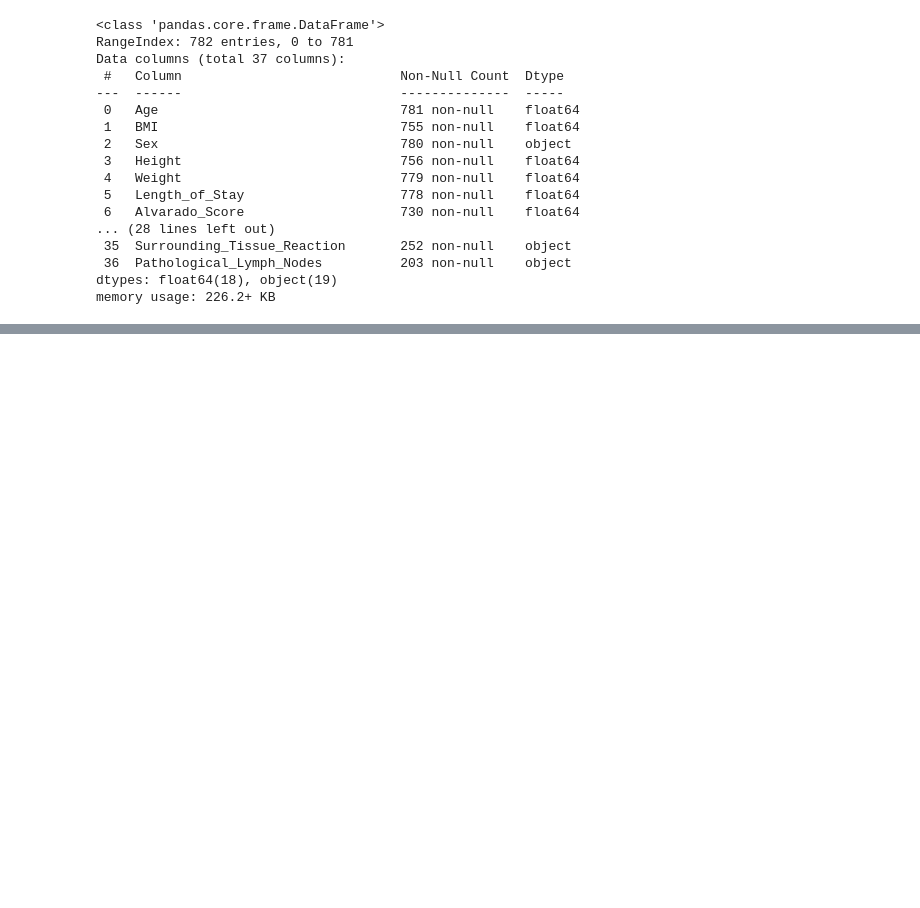
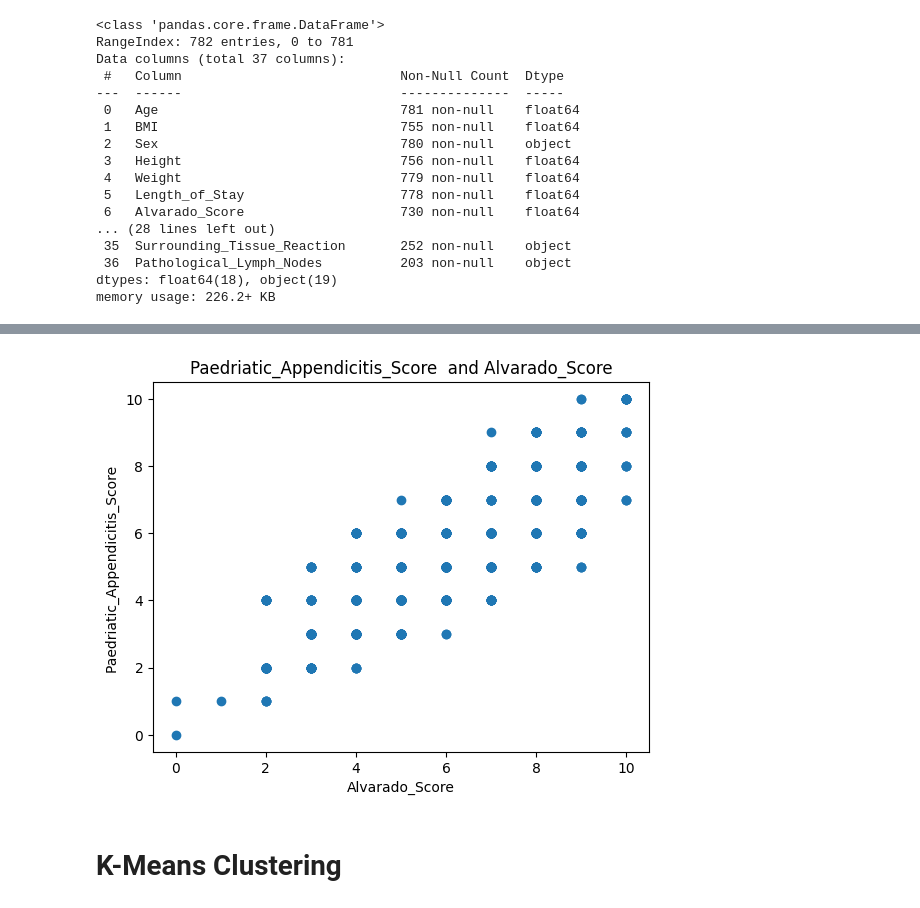
Before and after one commit to msankarsh/AIRP-Appendicitis, a Jupyter notebook: Appendicitis.ipynb, the cells around one changed output, grey strips where cells are left out. Saved outputs shown, nothing was run; the diff lists cells and outputs as text; code cells hidden in the pictures; blank space fills up the shorter version.

```diff
--- a/Appendicitis.ipynb
+++ b/Appendicitis.ipynb
@@ -175,0 +478,11 @@ ValueError: Unable to parse string "intact" at position 0
+# %%
+plt.scatter(patient_df["Alvarado_Score"], patient_df["Paedriatic_Appendicitis_Score"])
+
+plt.title('Paedriatic_Appendicitis_Score  and Alvarado_Score')
+plt.ylabel('Paedriatic_Appendicitis_Score ')
+plt.xlabel('Alvarado_Score')
+plt.show()
+# %% [output]
+[figure, added]
+# %% [markdown]
+# K-Means Clustering
```
Also changed, not shown: parts of 37 cells of this notebook.
